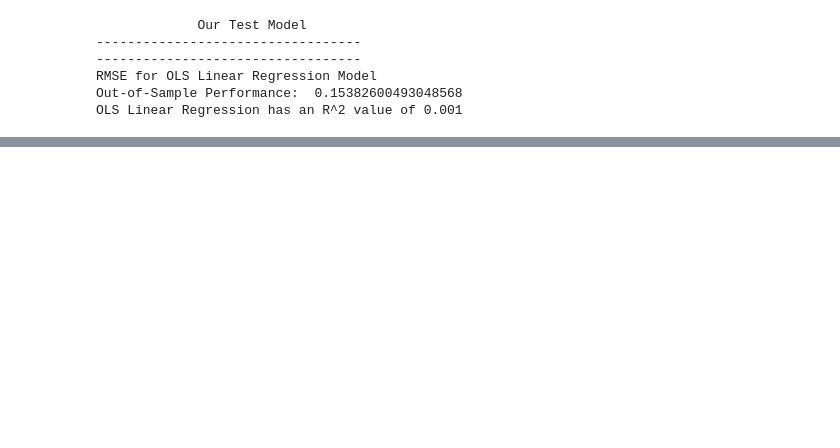
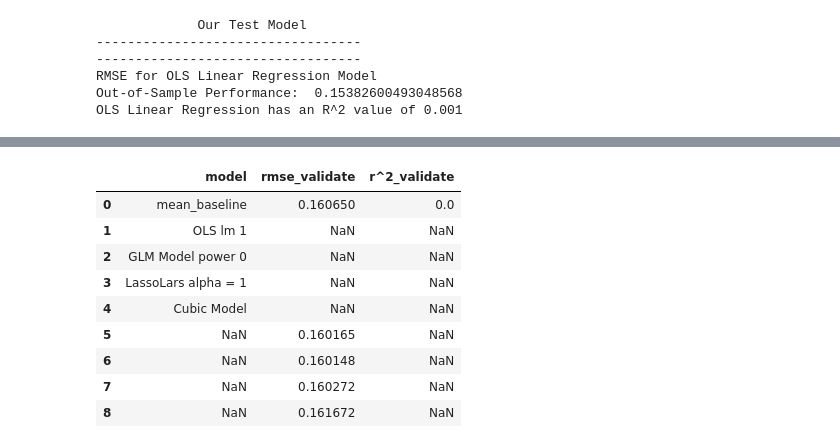
Before and after one commit to Olivert75/clustering_project, a Jupyter notebook: first_workbook.ipynb, the cells around one changed output, grey strips where cells are left out. Saved outputs shown, nothing was run; the diff lists cells and outputs as text; code cells hidden in the pictures; blank space fills up the shorter version.

```diff
--- a/first_workbook.ipynb
+++ b/first_workbook.ipynb
@@ -764,3 +774,9 @@ Out-of-Sample Performance:  0.15382600493048568
 OLS Linear Regression has an R^2 value of 0.001
 # %%
 #It does well compare to baseline
+# %%
+var_dict = {['OLS lm 1':rmse_lm_validate,
+             'GLM Model power 0':rmse_glm_validate,
+             'LassoLars alpha = 1':rmse_lars_validate,
+             'Cubic Model':rmse_pf_validate]}
+validate_var = (rmse_lm_validate, rmse_glm_validate, rmse_lars_validate, rmse_pf_validate)
@@ -766,0 +787,19 @@ OLS Linear Regression has an R^2 value of 0.001
+# %%
+for i in var_dict:
+    metric_df = metric_df.append({'model': i},ignore_index=True)
+# %%
+for i in validate_var:
+    metric_df = metric_df.append({'rmse_validate': i}, ignore_index=True)
+# %%
+metric_df
+# %% [output]
+|  | model | rmse_validate | r^2_validate |
+| 0 | mean_baseline | 0.160650 | 0.0 |
+| 1 | OLS lm 1 | NaN | NaN |
+| 2 | GLM Model power 0 | NaN | NaN |
+| 3 | LassoLars alpha = 1 | NaN | NaN |
+| 4 | Cubic Model | NaN | NaN |
+| 5 | NaN | 0.160165 | NaN |
+| 6 | NaN | 0.160148 | NaN |
+| 7 | NaN | 0.160272 | NaN |
+| 8 | NaN | 0.161672 | NaN |
```
Also changed, not shown: parts of 20 cells of this notebook.
